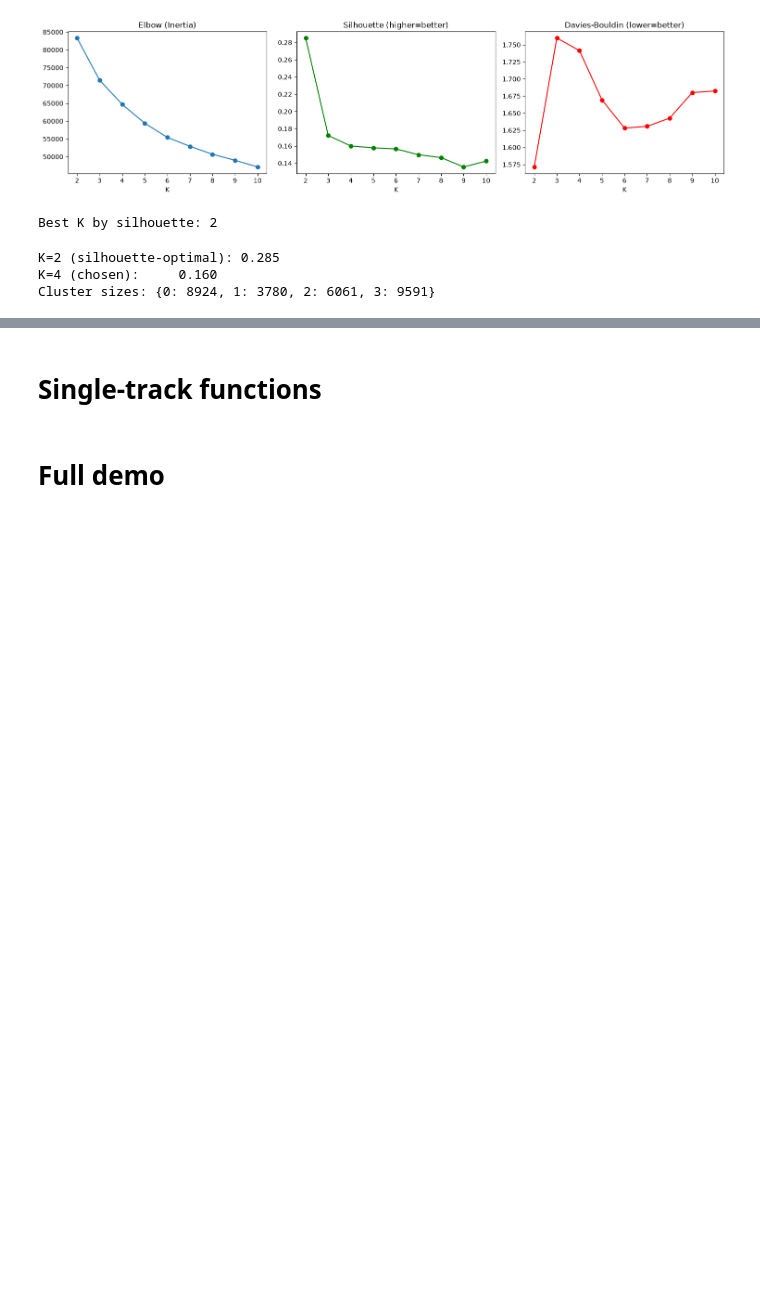
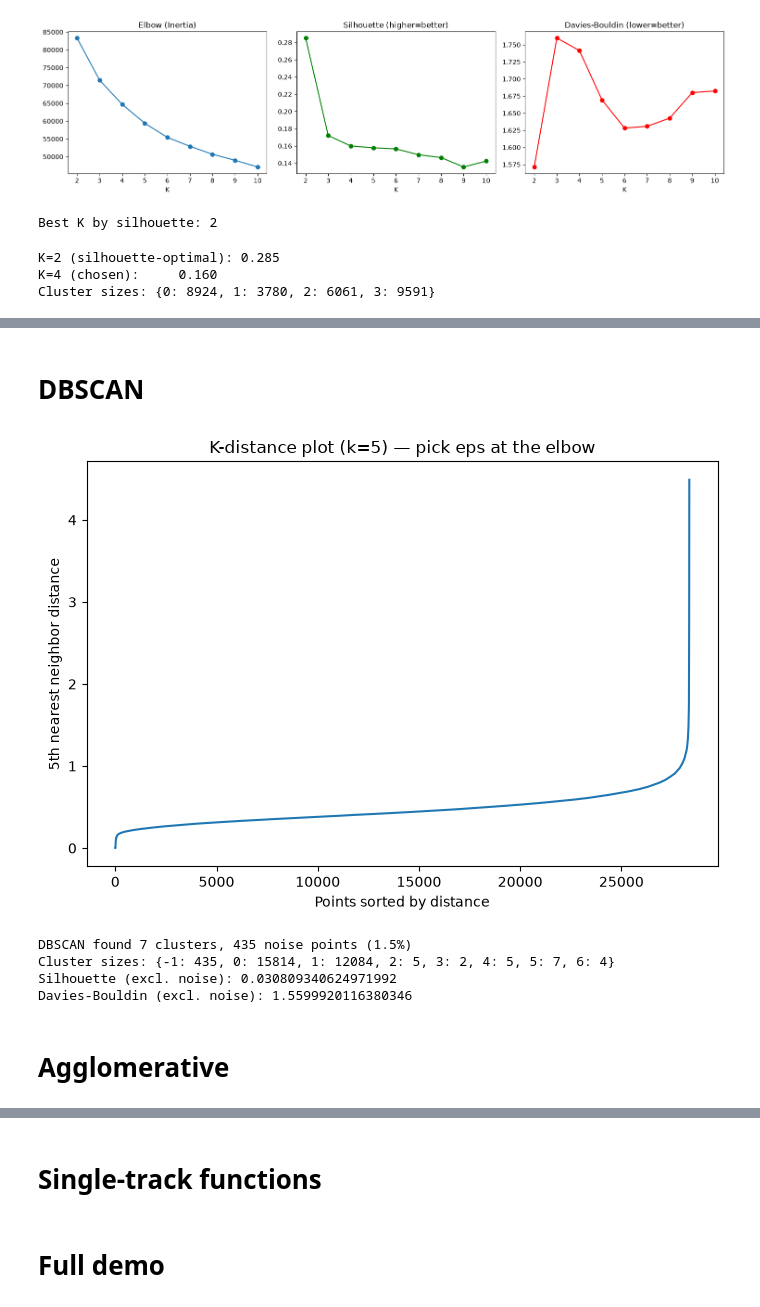
Before and after one commit to GanaElansary/capstone-project, a Jupyter notebook: second topic/spotify.ipynb, the cells around one changed output, grey strips where cells are left out. Drawn from its saved outputs; the diff is of its cells as text; code cells hidden in the pictures; blank space fills up the shorter version.

```diff
--- a/second topic/spotify.ipynb
+++ b/second topic/spotify.ipynb
@@ -152,0 +183,8 @@ dtype: int64
+# %%
+df2['cluster'] = kmeans_labels
+cluster_profile = df2.groupby('cluster')[dna_feats].mean()
+
+acoustic_cluster_robust = cluster_profile['acousticness'].idxmax()
+print("RobustScaler acoustic cluster:", acoustic_cluster_robust)
+
+df2[df2['cluster'] == acoustic_cluster_robust][['track_name', 'track_artist'] + dna_feats].sample(15, random_state=42)
@@ -152,0 +209,8 @@ dtype: int64
+# %%
+X_mm = MinMaxScaler().fit_transform(df2[dna_feats])
+km_mm = KMeans(n_clusters=FINAL_K, random_state=42, n_init=10)
+mm_labels = km_mm.fit_predict(X_mm)
+df2['mm_cluster'] = mm_labels
+df2.groupby('mm_cluster')[dna_feats].mean()
+
+# check to confim
@@ -253,3 +461,40 @@ cluster_profile
 | 1 | 0.455499 | 0.431974 | 0.607546 | 0.637685 | -9.880887 | 114.206839 | 0.588095 | 3780 | Chill / Melancholic (Acoustic) |
 | 2 | 0.562125 | 0.478800 | 0.695707 | 0.121209 | -9.645386 | 115.824916 | 0.561129 | 6061 | Chill / Feel-Good |
 | 3 | 0.767564 | 0.658840 | 0.740544 | 0.135710 | -5.421160 | 109.989641 | 0.551350 | 9591 | Upbeat / Hype |
+# %% [markdown]
+# DBSCAN
+# %%
+neigh = NearestNeighbors(n_neighbors=5)
+nbrs = neigh.fit(X_scaled)
+distances, _ = nbrs.kneighbors(X_scaled)
+distances = np.sort(distances[:, -1])
+
+plt.figure(figsize=(7,5))
+plt.plot(distances)
+plt.title('K-distance plot (k=5) — pick eps at the elbow')
+plt.xlabel('Points sorted by distance')
+plt.ylabel('5th nearest neighbor distance')
+plt.tight_layout()
+plt.show()
+# %% [output]
+[figure, added]
+# %%
+dbscan = DBSCAN(eps=0.85, min_samples=5)
+db_labels = dbscan.fit_predict(X_scaled)
+
+n_clusters_db = len(set(db_labels)) - (1 if -1 in db_labels else 0)
+n_noise = (db_labels == -1).sum()
+print(f"DBSCAN found {n_clusters_db} clusters, {n_noise} noise points ({n_noise/len(db_labels)*100:.1f}%)")
+print("Cluster sizes:", pd.Series(db_labels).value_counts().sort_index().to_dict())
+
+if n_clusters_db >= 2:
+    mask = db_labels != -1
+    print("Silhouette (excl. noise):", silhouette_score(X_scaled[mask], db_labels[mask]))
+    print("Davies-Bouldin (excl. noise):", davies_bouldin_score(X_scaled[mask], db_labels[mask]))
+# %% [output]
+DBSCAN found 7 clusters, 435 noise points (1.5%)
+Cluster sizes: {-1: 435, 0: 15814, 1: 12084, 2: 5, 3: 2, 4: 5, 5: 7, 6: 4}
+Silhouette (excl. noise): 0.030809340624971992
+Davies-Bouldin (excl. noise): 1.5599920116380346
+# %% [markdown]
+# Agglomerative
```
Also changed, not shown: parts of 16 cells of this notebook, 7 other files.
